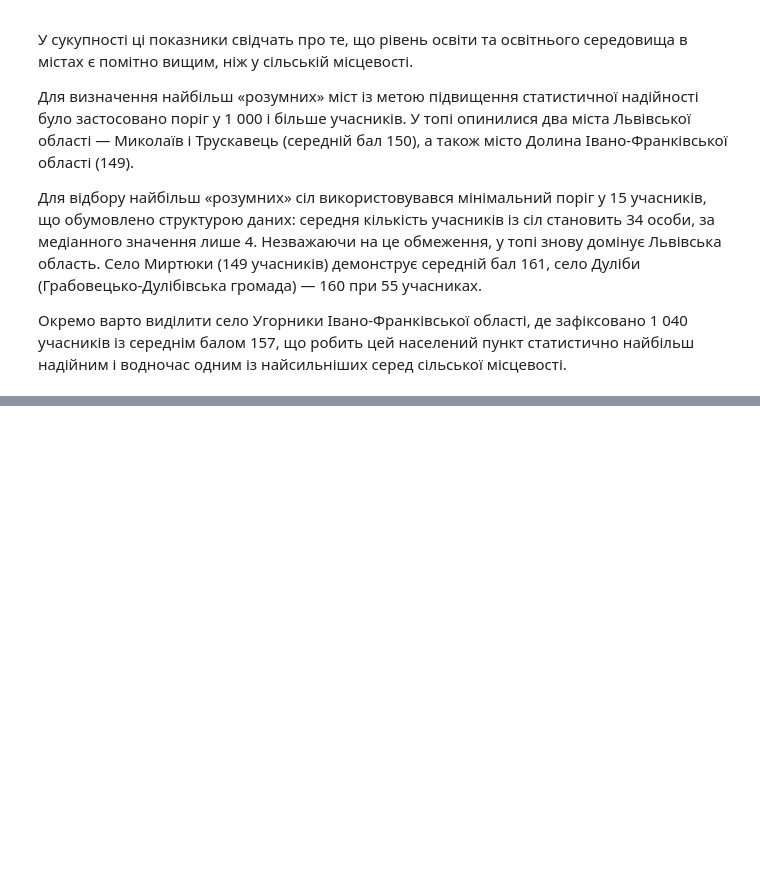
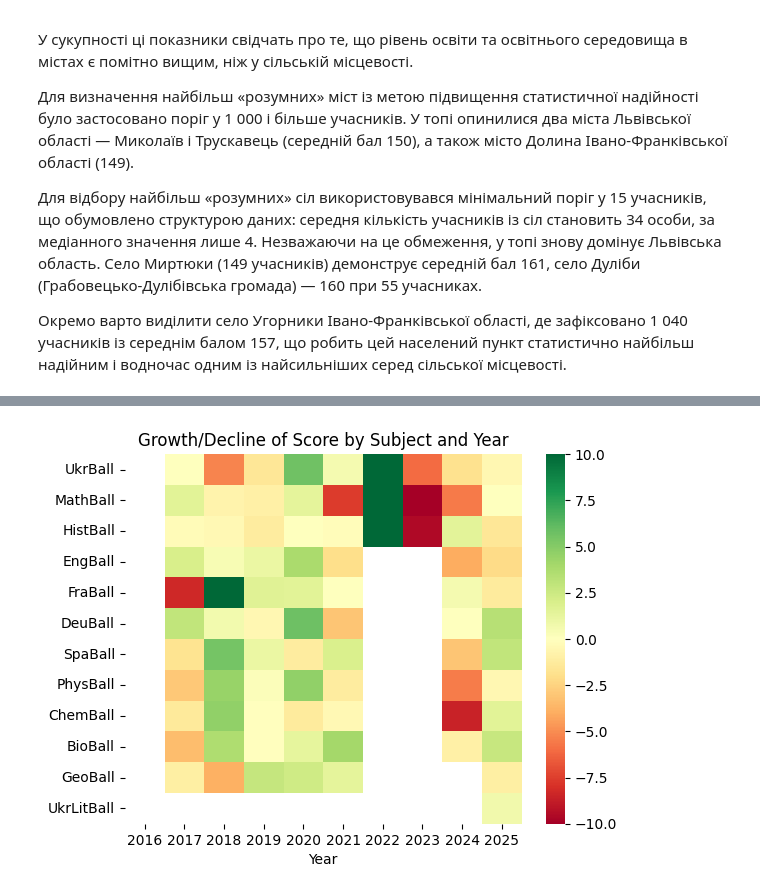
Before and after one commit to Chocopie-DA/ZNO-NMT-score-analysis, a Jupyter notebook: analysis_zno_nmt.ipynb, the cells around one changed output, grey strips where cells are left out. Cells and saved outputs as stored; diff of their text form; code cells hidden in the pictures; blank space fills up the shorter version.

```diff
--- a/analysis_zno_nmt.ipynb
+++ b/analysis_zno_nmt.ipynb
@@ -1137,0 +1222,10 @@ village_top[village_top['count'] > 15].sort_values('mean', ascending=False)[:10]
+# %%
+fig, ax = plt.subplots()
+sns.heatmap(avg_score_subject_year.diff(periods=1, axis=1),
+            cmap='RdYlGn',
+            vmin=-10, vmax=10,
+            ax=ax)
+ax.set_title("Growth/Decline of Score by Subject and Year")
+avg_score_subject_year_dynamic_hmap = fig
+# %% [output]
+[figure, added]
```
Also changed, not shown: parts of 20 cells of this notebook.
